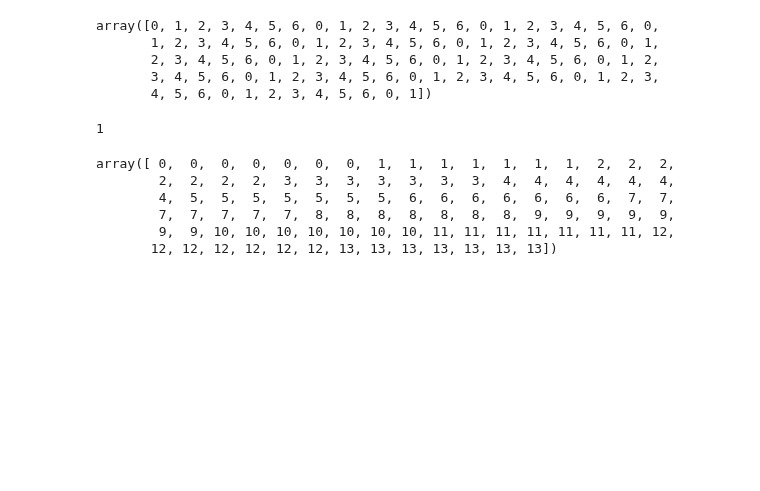
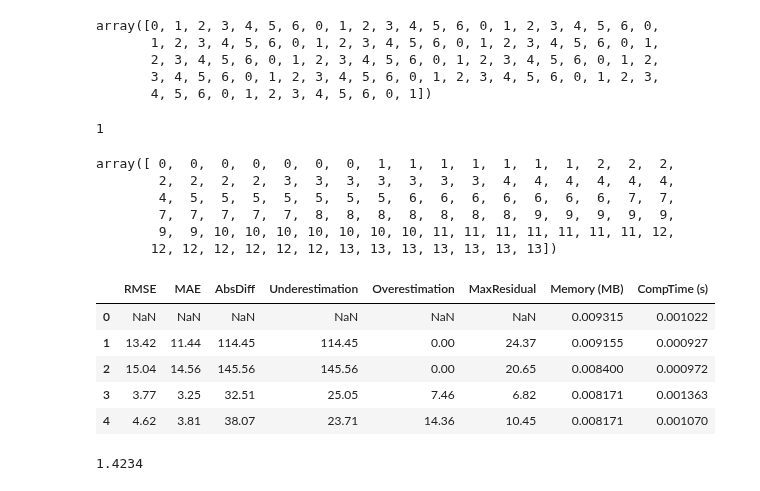
Before and after one commit to sequential-parameter-optimization/spotRiver, a Jupyter notebook: notebooks/00_tests.ipynb, the cells around one changed output. Saved outputs shown, nothing was run; the diff lists cells and outputs as text; code cells hidden in the pictures; blank space fills up the shorter version.

Commit message:
v0.0.55 eval_iter

```diff
--- a/notebooks/00_tests.ipynb
+++ b/notebooks/00_tests.ipynb
@@ -270,3 +270,35 @@ array([ 0,  0,  0,  0,  0,  0,  0,  1,  1,  1,  1,  1,  1,  1,  2,  2,  2,
         7,  7,  7,  7,  7,  8,  8,  8,  8,  8,  8,  8,  9,  9,  9,  9,  9,
         9,  9, 10, 10, 10, 10, 10, 10, 10, 11, 11, 11, 11, 11, 11, 11, 12,
        12, 12, 12, 12, 12, 12, 13, 13, 13, 13, 13, 13, 13])
+# %%
+import pandas as pd
+import numpy as np
+from river import linear_model, datasets
+from river import preprocessing
+from spotRiver.evaluation.eval_bml import eval_oml_horizon
+from spotRiver.utils.data_conversion import convert_to_df
+dataset = datasets.TrumpApproval()
+target_column = "Approval"
+df = convert_to_df(dataset, target_column)
+train = df[:500]
+test = df[500:]
+model = preprocessing.StandardScaler() | linear_model.LinearRegression()
+
+horizon = 10
+oml_grace_period = 10
+df_eval, df_preds = eval_oml_horizon(model, train, test, target_column, horizon, oml_grace_period)
+df_eval.head()
+# %% [output]
+|  | RMSE | MAE | AbsDiff | Underestimation | Overestimation | MaxResidual | Memory (MB) | CompTime (s) |
+| 0 | NaN | NaN | NaN | NaN | NaN | NaN | 0.009315 | 0.001022 |
+| 1 | 13.42 | 11.44 | 114.45 | 114.45 | 0.00 | 24.37 | 0.009155 | 0.000927 |
+| 2 | 15.04 | 14.56 | 145.56 | 145.56 | 0.00 | 20.65 | 0.008400 | 0.000972 |
+| 3 | 3.77 | 3.25 | 32.51 | 25.05 | 7.46 | 6.82 | 0.008171 | 0.001363 |
+| 4 | 4.62 | 3.81 | 38.07 | 23.71 | 14.36 | 10.45 | 0.008171 | 0.001070 |
+# %%
+# take the mean of the MAEs of the predicted values and ignore the NaN values
+df_eval = df_eval.dropna()
+y = df_eval["MAE"].mean()
+y
+# %% [output]
+1.4234
```
Also changed, not shown: parts of 1 cell of this notebook, 3 other files.
